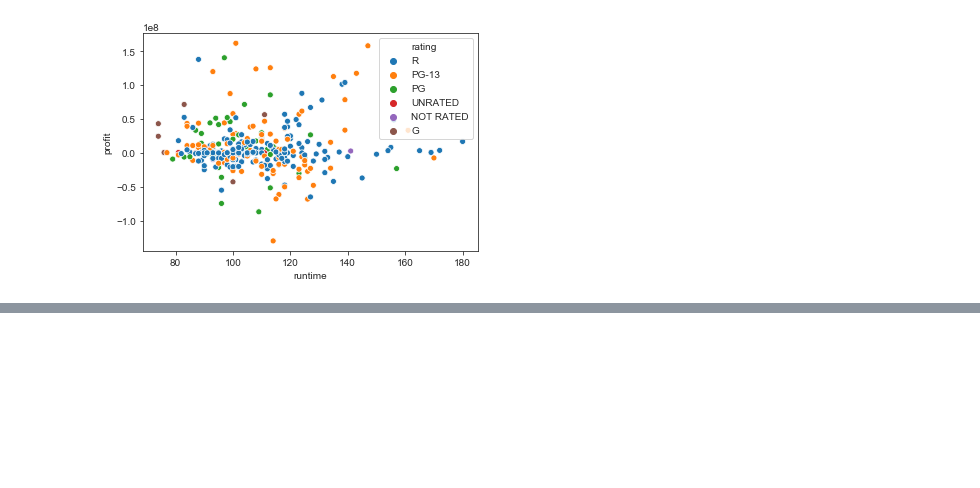
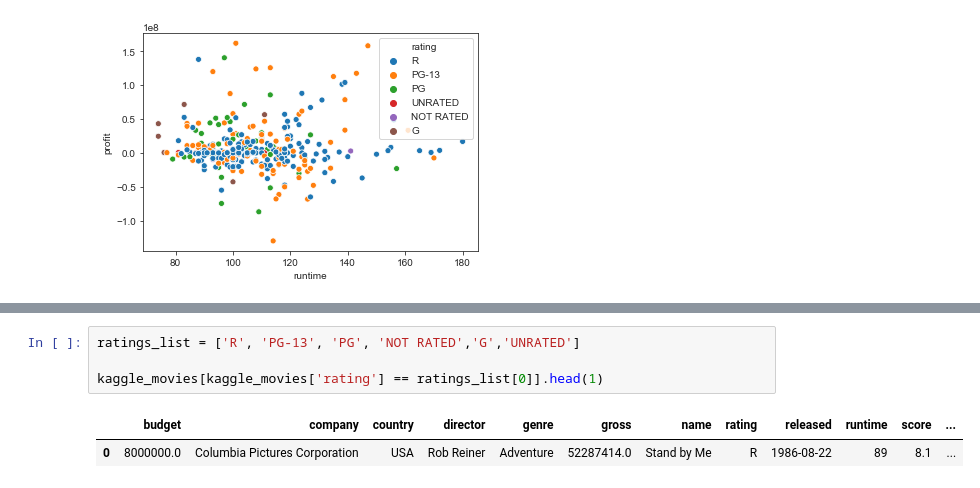
Before and after one commit to mrozenva/dsc-phase-1-project-campus, a Jupyter notebook: data_inspection.ipynb, the cells around one changed output, grey strips where cells are left out. Saved outputs shown, nothing was run; the diff lists cells and outputs as text; blank space fills up the shorter version.

```diff
--- a/data_inspection.ipynb
+++ b/data_inspection.ipynb
@@ -371,0 +385,7 @@ ValueError: not enough values to unpack (expected 6, got 3)
+# %%
+ratings_list = ['R', 'PG-13', 'PG', 'NOT RATED','G','UNRATED']
+
+kaggle_movies[kaggle_movies['rating'] == ratings_list[0]].head(1)
+# %% [output]
+|  | budget | company | country | director | genre | gross | name | rating | released | runtime | score | ... |
+| 0 | 8000000.0 | Columbia Pictures Corporation | USA | Rob Reiner | Adventure | 52287414.0 | Stand by Me | R | 1986-08-22 | 89 | 8.1 | ... |
```
Also changed, not shown: parts of 2 cells of this notebook.
